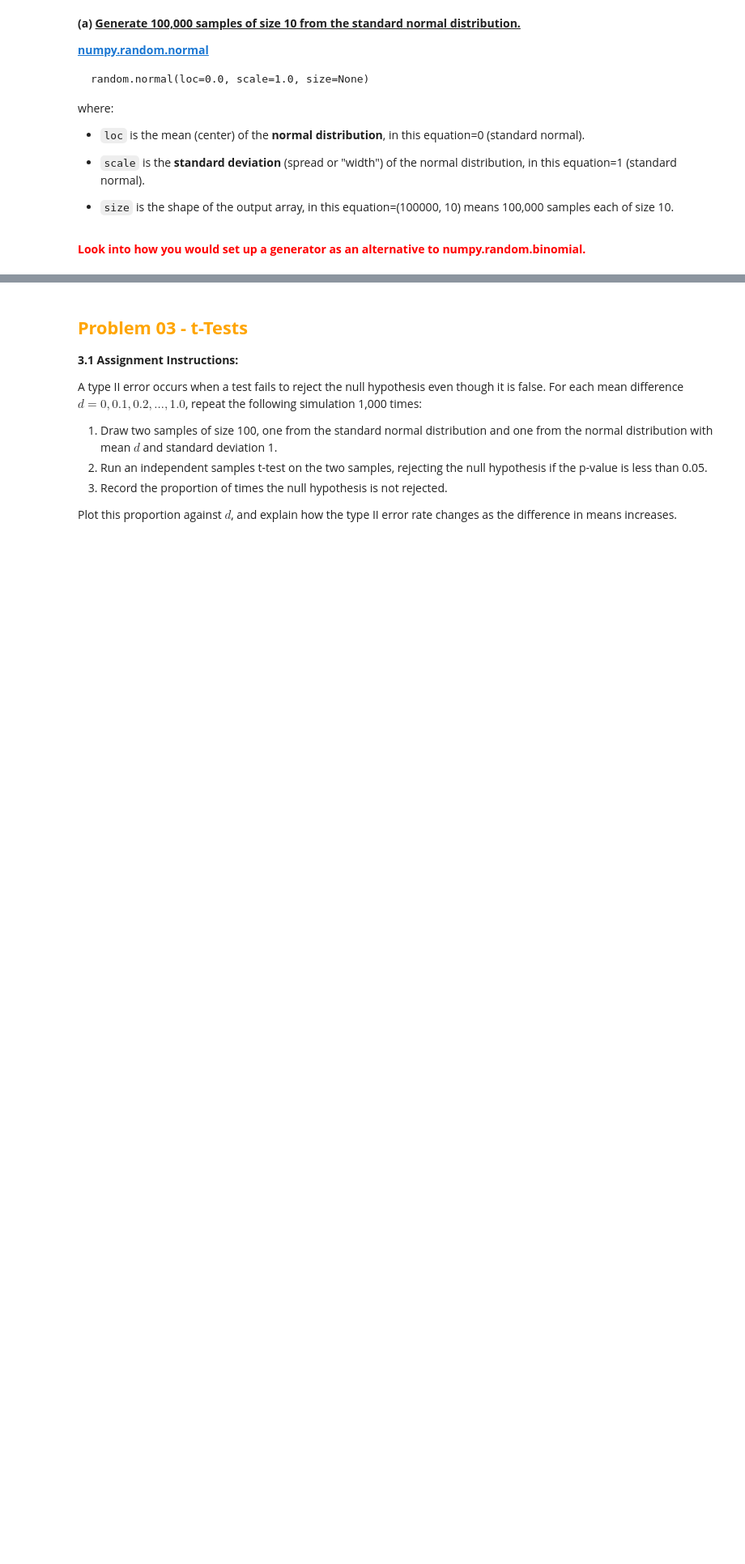
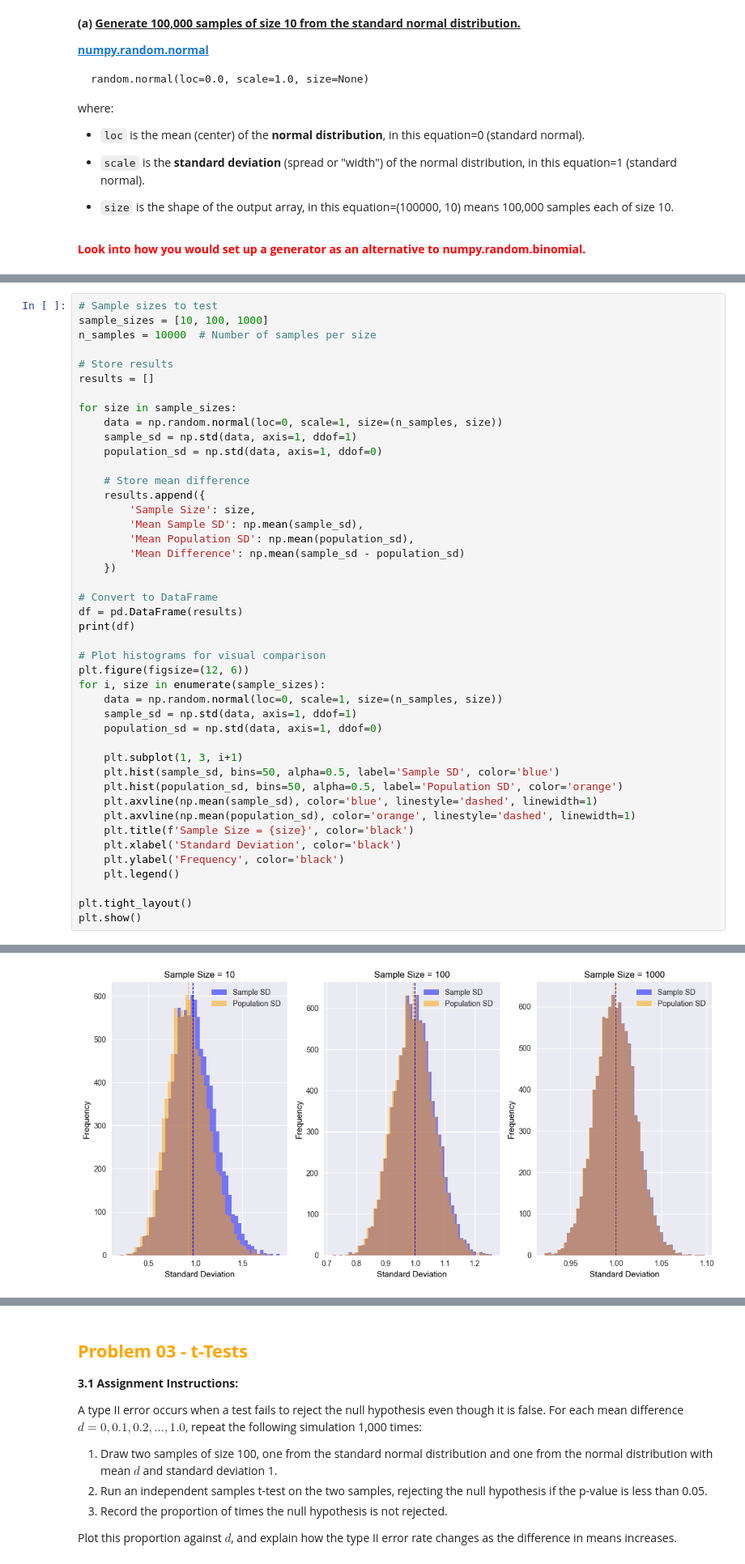
Before and after one commit to Laura6826/applied-statistics-8651, a Jupyter notebook: problems.ipynb, the cells around one changed output, grey strips where cells are left out. Shown at 81% size. Saved outputs shown, nothing was run; the diff lists cells and outputs as text; blank space fills up the shorter version.

```diff
--- a/problems.ipynb
+++ b/problems.ipynb
@@ -512,0 +580,45 @@ flips
+# %%
+# Sample sizes to test
+sample_sizes = [10, 100, 1000]
+n_samples = 10000  # Number of samples per size
+
+# Store results
+results = []
+
+for size in sample_sizes:
+    data = np.random.normal(loc=0, scale=1, size=(n_samples, size))
+    sample_sd = np.std(data, axis=1, ddof=1)
+    population_sd = np.std(data, axis=1, ddof=0)
+
+    # Store mean difference
+    results.append({
+        'Sample Size': size,
+        'Mean Sample SD': np.mean(sample_sd),
+        'Mean Population SD': np.mean(population_sd),
+        'Mean Difference': np.mean(sample_sd - population_sd)
+    })
+
+# Convert to DataFrame
+df = pd.DataFrame(results)
+print(df)
+
+# Plot histograms for visual comparison
+plt.figure(figsize=(12, 6))
+for i, size in enumerate(sample_sizes):
+    data = np.random.normal(loc=0, scale=1, size=(n_samples, size))
+    sample_sd = np.std(data, axis=1, ddof=1)
+    population_sd = np.std(data, axis=1, ddof=0)
+
+    plt.subplot(1, 3, i+1)
+    plt.hist(sample_sd, bins=50, alpha=0.5, label='Sample SD', color='blue')
+    plt.hist(population_sd, bins=50, alpha=0.5, label='Population SD', color='orange')
+    plt.axvline(np.mean(sample_sd), color='blue', linestyle='dashed', linewidth=1)
+    plt.axvline(np.mean(population_sd), color='orange', linestyle='dashed', linewidth=1)
+    plt.title(f'Sample Size = {size}', color='black')
+    plt.xlabel('Standard Deviation', color='black')
+    plt.ylabel('Frequency', color='black')
+    plt.legend()
+
+plt.tight_layout()
+plt.show()
+# %% [output]
@@ -512,0 +629 @@ flips
+[figure, added]
```
Also changed, not shown: parts of 13 cells of this notebook.
